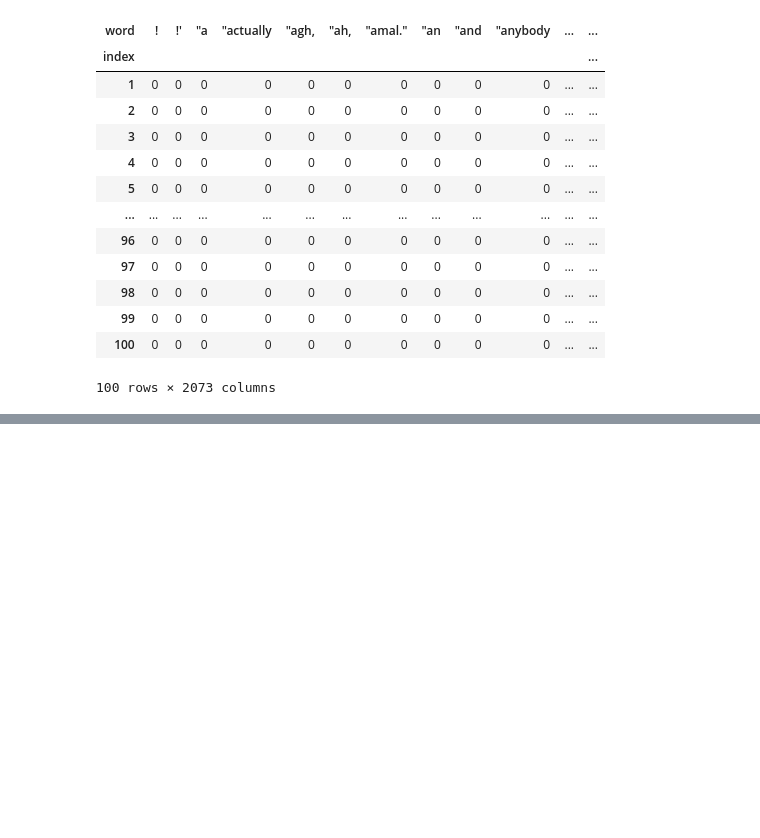
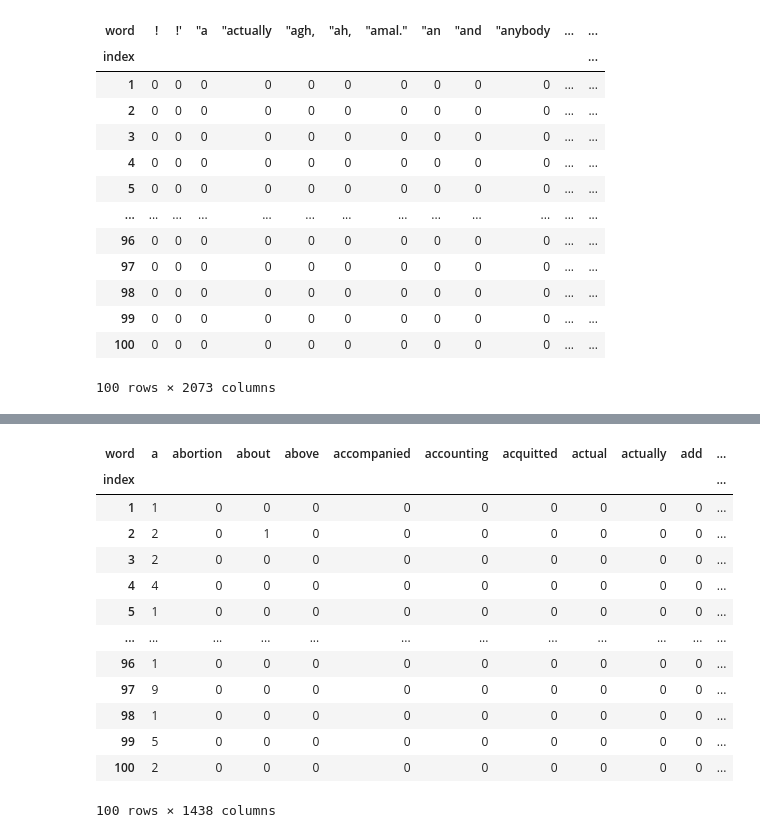
Before and after one commit to mikeasilva/CUNY-SPS, a Jupyter notebook: DATA612/Project 2.ipynb, the cells around one changed output, grey strips where cells are left out. Cells and saved outputs as stored; diff of their text form; code cells hidden in the pictures; blank space fills up the shorter version.

```diff
--- a/DATA612/Project 2.ipynb
+++ b/DATA612/Project 2.ipynb
@@ -133,0 +96,19 @@ array([[1.        , 0.10855649, 0.18184824, ..., 0.18851155, 0.18557687,
+# %%
+preprocessed_jokes = data612.preprocess_jokes(jokes, remove_contractions = True, remove_numbers = True, remove_punctuation_marks = True, lemmatize_words = True)
+term_frequency_matrix = data612.bag_of_words(preprocessed_jokes)
+term_frequency_matrix
+# %% [output]
+| word | a | abortion | about | above | accompanied | accounting | acquitted | actual | actually | add | ... |
+| index |  |  |  |  |  |  |  |  |  |  | ... |
+| 1 | 1 | 0 | 0 | 0 | 0 | 0 | 0 | 0 | 0 | 0 | ... |
+| 2 | 2 | 0 | 1 | 0 | 0 | 0 | 0 | 0 | 0 | 0 | ... |
+| 3 | 2 | 0 | 0 | 0 | 0 | 0 | 0 | 0 | 0 | 0 | ... |
+| 4 | 4 | 0 | 0 | 0 | 0 | 0 | 0 | 0 | 0 | 0 | ... |
+| 5 | 1 | 0 | 0 | 0 | 0 | 0 | 0 | 0 | 0 | 0 | ... |
+| ... | ... | ... | ... | ... | ... | ... | ... | ... | ... | ... | ... |
+| 96 | 1 | 0 | 0 | 0 | 0 | 0 | 0 | 0 | 0 | 0 | ... |
+| 97 | 9 | 0 | 0 | 0 | 0 | 0 | 0 | 0 | 0 | 0 | ... |
+| 98 | 1 | 0 | 0 | 0 | 0 | 0 | 0 | 0 | 0 | 0 | ... |
+| 99 | 5 | 0 | 0 | 0 | 0 | 0 | 0 | 0 | 0 | 0 | ... |
+| 100 | 2 | 0 | 0 | 0 | 0 | 0 | 0 | 0 | 0 | 0 | ... |
+100 rows × 1438 columns
```
Also changed, not shown: parts of 24 cells of this notebook, 1 other file.
